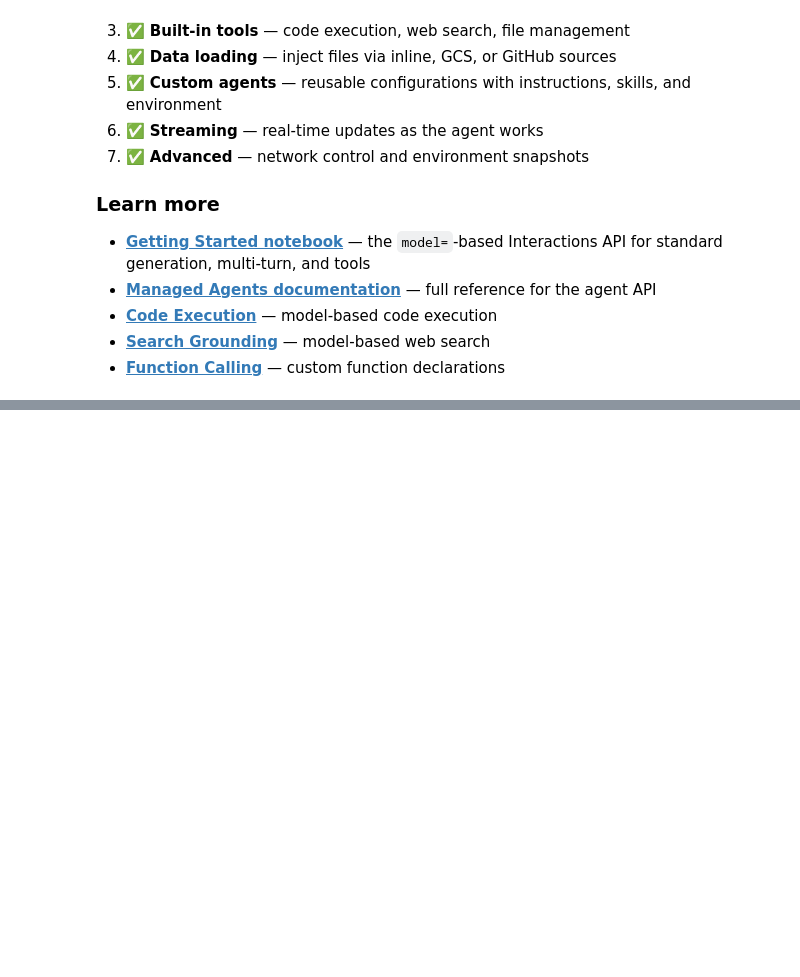
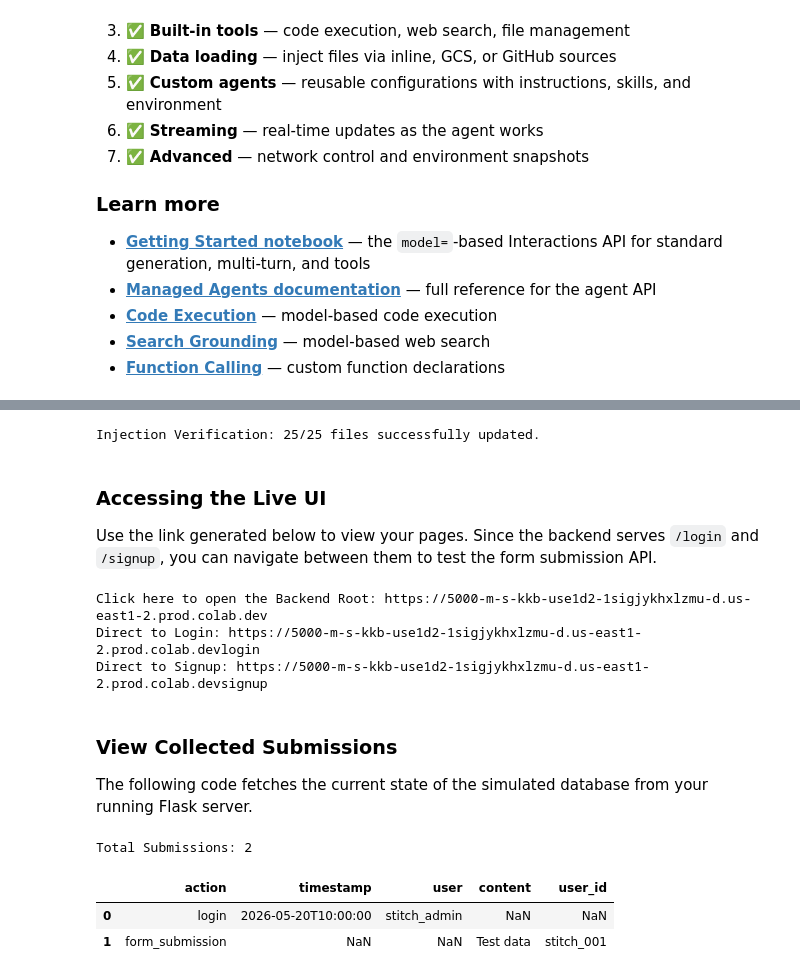
Before and after one commit to dharamdevm/mrdevsacademy, a Jupyter notebook: quickstarts/Get_started_managed_agents.ipynb, the cells around one changed output, grey strips where cells are left out. Saved outputs shown, nothing was run; the diff lists cells and outputs as text; code cells hidden in the pictures; blank space fills up the shorter version.

```diff
--- a/quickstarts/Get_started_managed_agents.ipynb
+++ b/quickstarts/Get_started_managed_agents.ipynb
@@ -954,3 +954,12 @@ Files extracted to: /content/stitch_talkie_talkie_extracted
 /content/stitch_talkie_talkie_extracted/stitch_talkie_talkie/dispute_resolution/screen.png
 /content/stitch_talkie_talkie_extracted/stitch_talkie_talkie/admin_dashboard/code.html
 /content/stitch_talkie_talkie_extracted/stitch_talkie_talkie/admin_dashboard/screen.png
+# %%
+import os
+
+extract_path = '/content/stitch_talkie_talkie_extracted'
+
+print(f'Listing files in {extract_path}:')
+for root, dirs, files in os.walk(extract_path):
+    for file in files:
+        print(os.path.join(root, file))
@@ -956,0 +1288,59 @@ Files extracted to: /content/stitch_talkie_talkie_extracted
+# %%
+import os
+
+# Verification: Check how many files contain the js_snippet
+extract_path = '/content/stitch_talkie_talkie_extracted/stitch_talkie_talkie'
+verified_count = 0
+
+for root, dirs, files in os.walk(extract_path):
+    for file in files:
+        if file.endswith('.html'):
+            with open(os.path.join(root, file), 'r') as f:
+                if 'document.addEventListener(\'submit\'' in f.read():
+                    verified_count += 1
+
+print(f"Injection Verification: {verified_count}/25 files successfully updated.")
+# %% [output]
+Injection Verification: 25/25 files successfully updated.
+# %% [markdown]
+### Accessing the Live UI
+Use the link generated below to view your pages. Since the backend serves `/login` and `/signup`, you can navigate between them to test the form submission API.
+# %%
+from google.colab import output
+
+# Use this helper to get the public URL for the Flask port (5000)
+proxy_url = output.eval_js("google.colab.kernel.proxyPort(5000)")
+
+print(f"Click here to open the Backend Root: {proxy_url}")
+print(f"Direct to Login: {proxy_url}login")
+print(f"Direct to Signup: {proxy_url}signup")
+# %% [output]
+Click here to open the Backend Root: https://5000-m-s-kkb-use1d2-1sigjykhxlzmu-d.us-east1-2.prod.colab.dev
+Direct to Login: https://5000-m-s-kkb-use1d2-1sigjykhxlzmu-d.us-east1-2.prod.colab.devlogin
+Direct to Signup: https://5000-m-s-kkb-use1d2-1sigjykhxlzmu-d.us-east1-2.prod.colab.devsignup
+# %% [markdown]
+### View Collected Submissions
+The following code fetches the current state of the simulated database from your running Flask server.
+# %%
+import requests
+import pandas as pd
+
+try:
+    response = requests.get('http://127.0.0.1:5000/api/submissions')
+    if response.status_code == 200:
+        data = response.json()
+        if data:
+            df = pd.DataFrame(data)
+            print(f"Total Submissions: {len(data)}")
+            display(df)
+        else:
+            print("No submissions found yet. Try submitting a form through the live UI links above!")
+    else:
+        print(f"Failed to retrieve data. Status code: {response.status_code}")
+except Exception as e:
+    print(f"Error connecting to backend: {e}")
+# %% [output]
+Total Submissions: 2
+|  | action | timestamp | user | content | user_id |
+| 0 | login | 2026-05-20T10:00:00 | stitch_admin | NaN | NaN |
+| 1 | form_submission | NaN | NaN | Test data | stitch_001 |
```
Also changed, not shown: parts of 13 cells of this notebook.
